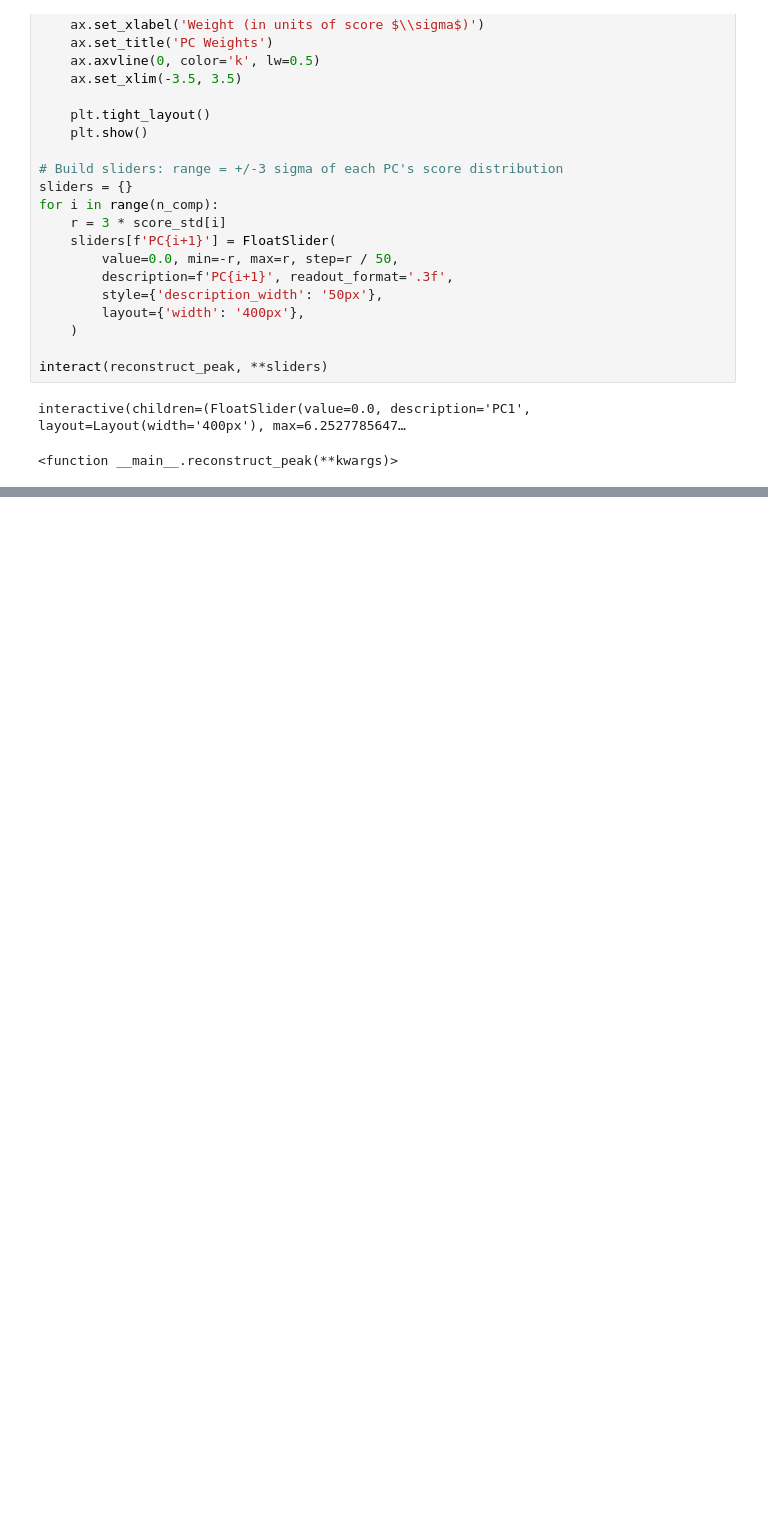
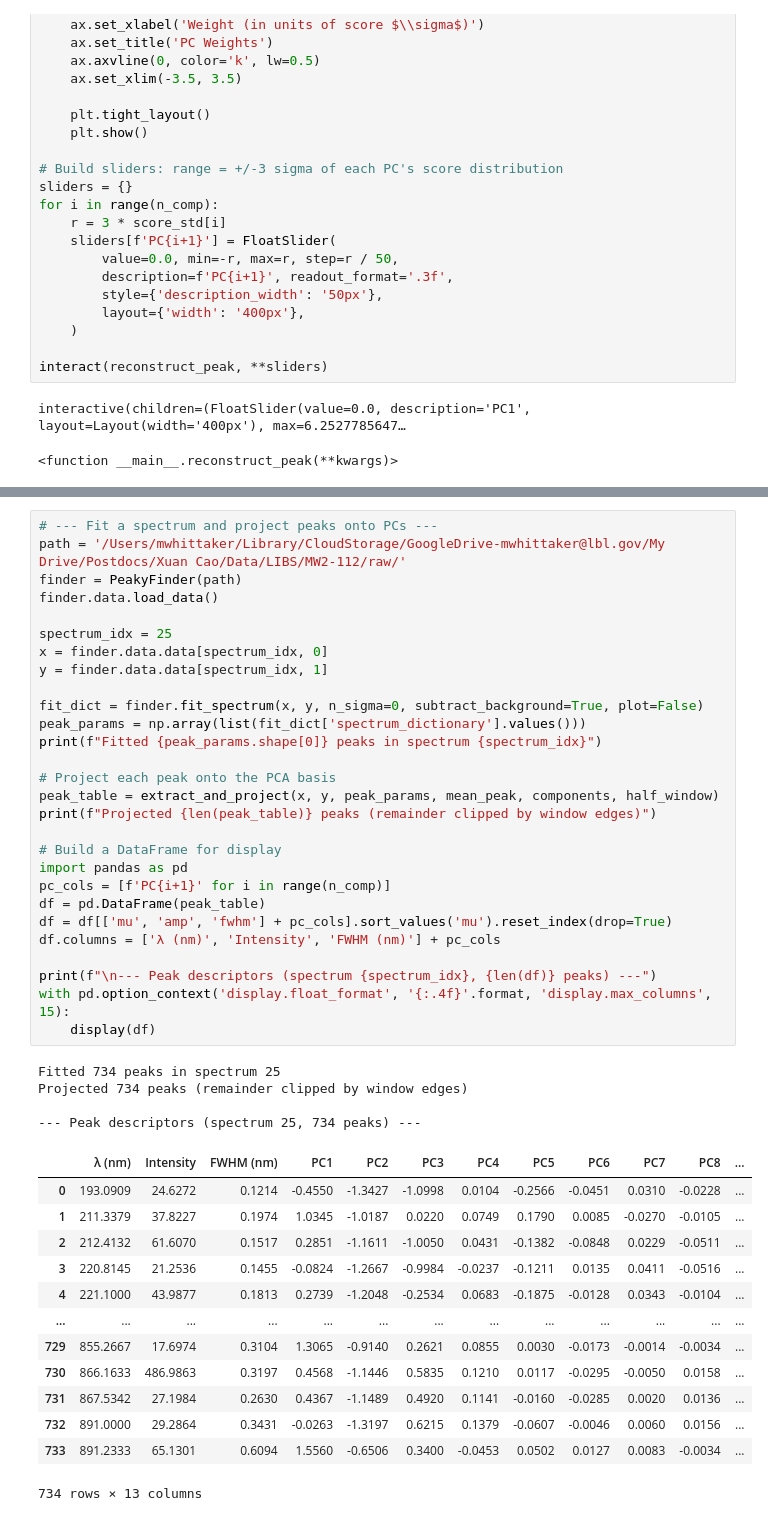
Before and after one commit to MWhitta/alibz, a Jupyter notebook: peaky_demo_v1.ipynb, the cells around one changed output, grey strips where cells are left out. Drawn from its saved outputs; the diff is of its cells as text; blank space fills up the shorter version.

```diff
--- a/peaky_demo_v1.ipynb
+++ b/peaky_demo_v1.ipynb
@@ -441,0 +652,46 @@ interactive(children=(FloatSlider(value=0.0, description='PC1', layout=Layout(wi
+# %%
+# --- Fit a spectrum and project peaks onto PCs ---
+path = '/Users/mwhittaker/Library/CloudStorage/GoogleDrive-mwhittaker@lbl.gov/My Drive/Postdocs/Xuan Cao/Data/LIBS/MW2-112/raw/'
+finder = PeakyFinder(path)
+finder.data.load_data()
+
+spectrum_idx = 25
+x = finder.data.data[spectrum_idx, 0]
+y = finder.data.data[spectrum_idx, 1]
+
+fit_dict = finder.fit_spectrum(x, y, n_sigma=0, subtract_background=True, plot=False)
+peak_params = np.array(list(fit_dict['spectrum_dictionary'].values()))
+print(f"Fitted {peak_params.shape[0]} peaks in spectrum {spectrum_idx}")
+
+# Project each peak onto the PCA basis
+peak_table = extract_and_project(x, y, peak_params, mean_peak, components, half_window)
+print(f"Projected {len(peak_table)} peaks (remainder clipped by window edges)")
+
+# Build a DataFrame for display
+import pandas as pd
+pc_cols = [f'PC{i+1}' for i in range(n_comp)]
+df = pd.DataFrame(peak_table)
+df = df[['mu', 'amp', 'fwhm'] + pc_cols].sort_values('mu').reset_index(drop=True)
+df.columns = ['λ (nm)', 'Intensity', 'FWHM (nm)'] + pc_cols
+
+print(f"\n--- Peak descriptors (spectrum {spectrum_idx}, {len(df)} peaks) ---")
+with pd.option_context('display.float_format', '{:.4f}'.format, 'display.max_columns', 15):
+    display(df)
+# %% [output]
+Fitted 734 peaks in spectrum 25
+Projected 734 peaks (remainder clipped by window edges)
+
+--- Peak descriptors (spectrum 25, 734 peaks) ---
+|  | λ (nm) | Intensity | FWHM (nm) | PC1 | PC2 | PC3 | PC4 | PC5 | PC6 | PC7 | PC8 | ... |
+| 0 | 193.0909 | 24.6272 | 0.1214 | -0.4550 | -1.3427 | -1.0998 | 0.0104 | -0.2566 | -0.0451 | 0.0310 | -0.0228 | ... |
+| 1 | 211.3379 | 37.8227 | 0.1974 | 1.0345 | -1.0187 | 0.0220 | 0.0749 | 0.1790 | 0.0085 | -0.0270 | -0.0105 | ... |
+| 2 | 212.4132 | 61.6070 | 0.1517 | 0.2851 | -1.1611 | -1.0050 | 0.0431 | -0.1382 | -0.0848 | 0.0229 | -0.0511 | ... |
+| 3 | 220.8145 | 21.2536 | 0.1455 | -0.0824 | -1.2667 | -0.9984 | -0.0237 | -0.1211 | 0.0135 | 0.0411 | -0.0516 | ... |
+| 4 | 221.1000 | 43.9877 | 0.1813 | 0.2739 | -1.2048 | -0.2534 | 0.0683 | -0.1875 | -0.0128 | 0.0343 | -0.0104 | ... |
+| ... | ... | ... | ... | ... | ... | ... | ... | ... | ... | ... | ... | ... |
+| 729 | 855.2667 | 17.6974 | 0.3104 | 1.3065 | -0.9140 | 0.2621 | 0.0855 | 0.0030 | -0.0173 | -0.0014 | -0.0034 | ... |
+| 730 | 866.1633 | 486.9863 | 0.3197 | 0.4568 | -1.1446 | 0.5835 | 0.1210 | 0.0117 | -0.0295 | -0.0050 | 0.0158 | ... |
+| 731 | 867.5342 | 27.1984 | 0.2630 | 0.4367 | -1.1489 | 0.4920 | 0.1141 | -0.0160 | -0.0285 | 0.0020 | 0.0136 | ... |
+| 732 | 891.0000 | 29.2864 | 0.3431 | -0.0263 | -1.3197 | 0.6215 | 0.1379 | -0.0607 | -0.0046 | 0.0060 | 0.0156 | ... |
+| 733 | 891.2333 | 65.1301 | 0.6094 | 1.5560 | -0.6506 | 0.3400 | -0.0453 | 0.0502 | 0.0127 | 0.0083 | -0.0034 | ... |
+734 rows × 13 columns
```
Also changed, not shown: parts of 11 cells of this notebook, 14 other files.
